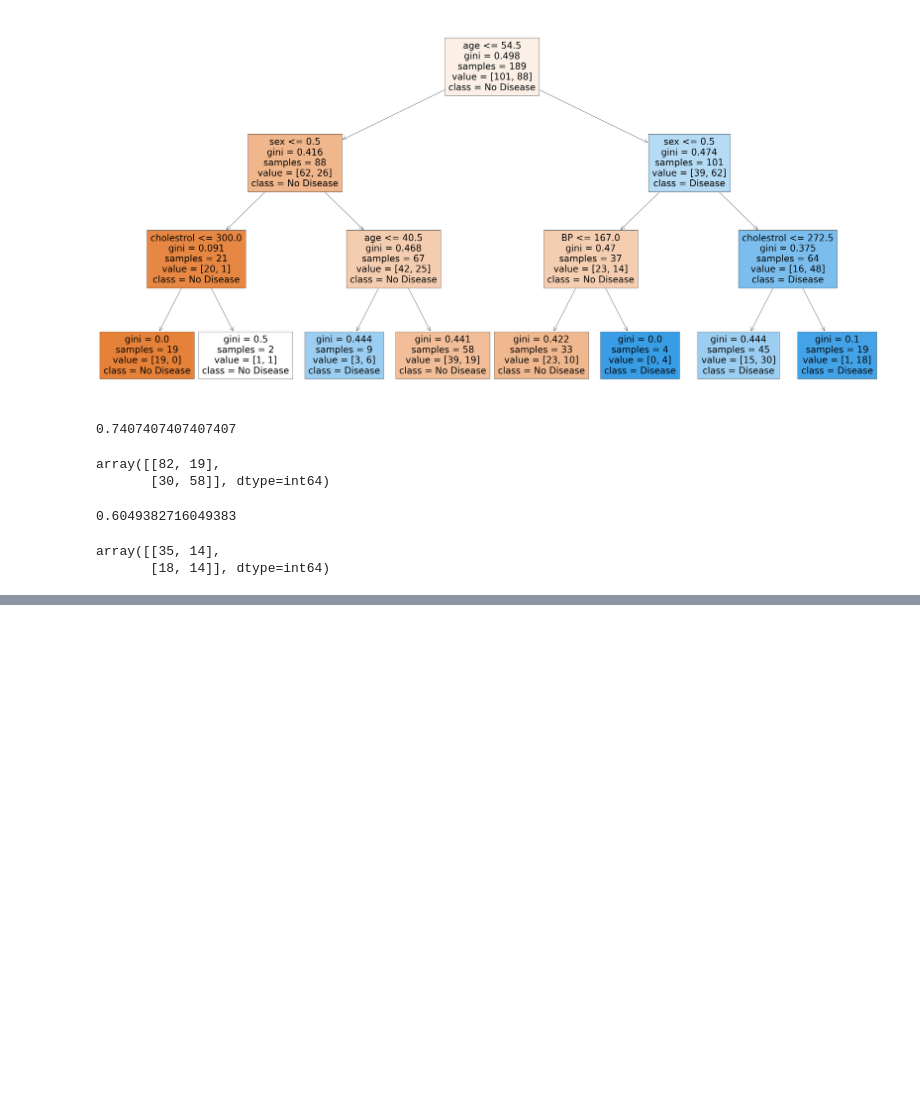
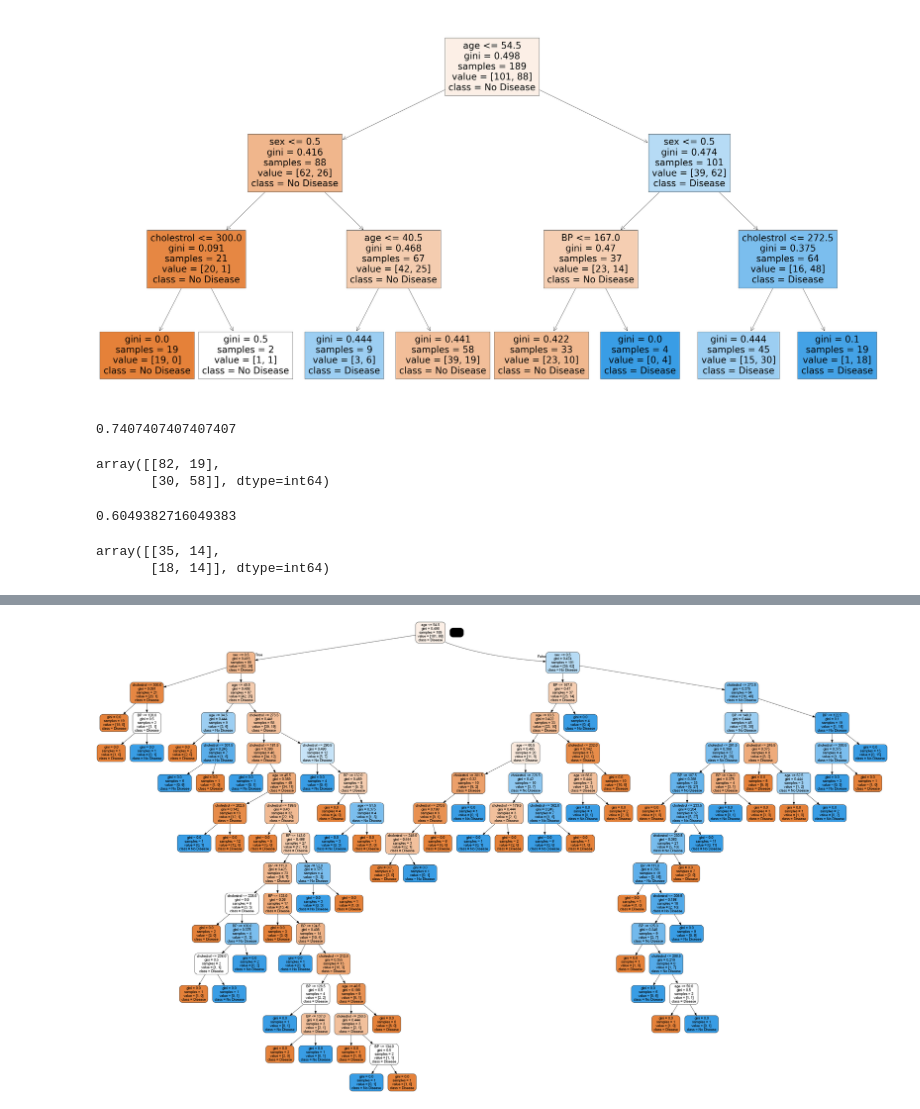
Before and after one commit to KalyaniVijayPakhale/Heart-Disease-Prediction-Tree-Model-, a Jupyter notebook: Heart disease prediction.ipynb, the cells around one changed output, grey strips where cells are left out. Drawn from its saved outputs; the diff is of its cells as text; code cells hidden in the pictures; blank space fills up the shorter version.

```diff
--- a/Heart disease prediction.ipynb
+++ b/Heart disease prediction.ipynb
@@ -115,0 +165,5 @@ array([[35, 14],
+# %%
+gph = get_dt_graph(dt_default)
+Image(gph.create_png())
+# %% [output]
+[figure, added]
```
Also changed, not shown: parts of 66 cells of this notebook.
